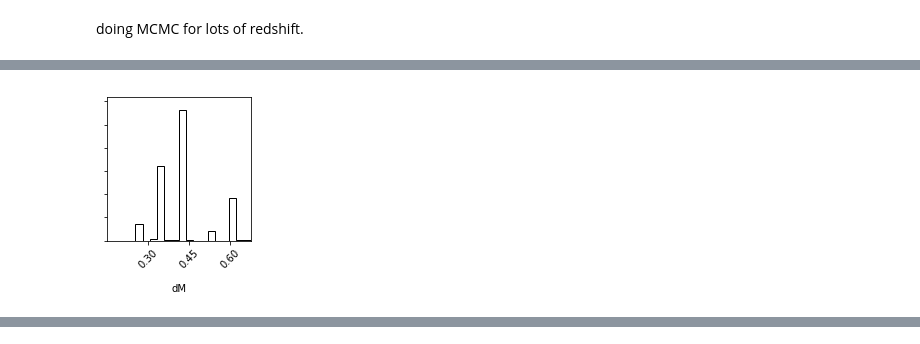
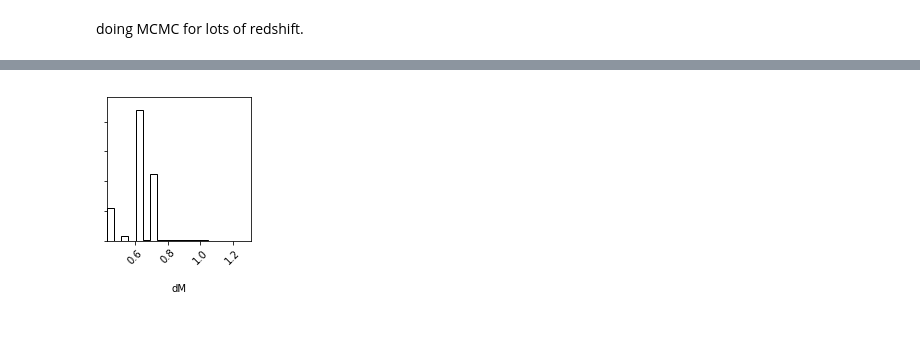
Before and after one commit to megantillman/get_QLF, a Jupyter notebook: get_QLF_notebook.ipynb, the cells around one changed output, grey strips where cells are left out. Drawn from its saved outputs; the diff is of its cells as text; code cells hidden in the pictures.

Commit message:
a lot of emcee runs

```diff
--- a/get_QLF_notebook.ipynb
+++ b/get_QLF_notebook.ipynb
@@ -300,6 +276,14 @@ sampler = emcee.EnsembleSampler(nwalkers, ndim, lnprob, args=(np.array(z_tot), n
-# %%
-samples = sampler.chain[:,:,:].reshape((-1, ndim))
-fig = corner.corner(samples, labels = ['dM'])
-mcmcdM = np.mean(samples[:,0])
-# %% [output]
-[figure, removed]
+# %%
+nwalkers = 40
+pos = [np.mean(results) + .3 * np.random.randn(ndim) for n in range(nwalkers)]
+sampler1 = emcee.EnsembleSampler(nwalkers, ndim, lnprob, args=(np.array(z_tot), np.array(xt_tot), np.array(yt_tot), np.array(yerr_tot)))
+%time sampler1.run_mcmc(pos,200)
+samples1 = sampler1.chain[:,:,:].reshape((-1, ndim))
+fig = corner.corner(samples1, labels = ['dM'])
+# %%
+pos = [np.mean(results) + .3 * np.random.randn(ndim) for n in range(nwalkers)]
+sampler2 = emcee.EnsembleSampler(nwalkers, ndim, lnprob, args=(np.array(z_tot), np.array(xt_tot), np.array(yt_tot), np.array(yerr_tot)))
+%time sampler2.run_mcmc(pos,800)
+samples2 = sampler2.chain[:,:,:].reshape((-1, ndim))
+fig = corner.corner(samples2, labels = ['dM'])
+# %% [output]
@@ -305,0 +292 @@ mcmcdM = np.mean(samples[:,0])
+[figure, added]
```
Also changed, not shown: parts of 11 cells of this notebook.
